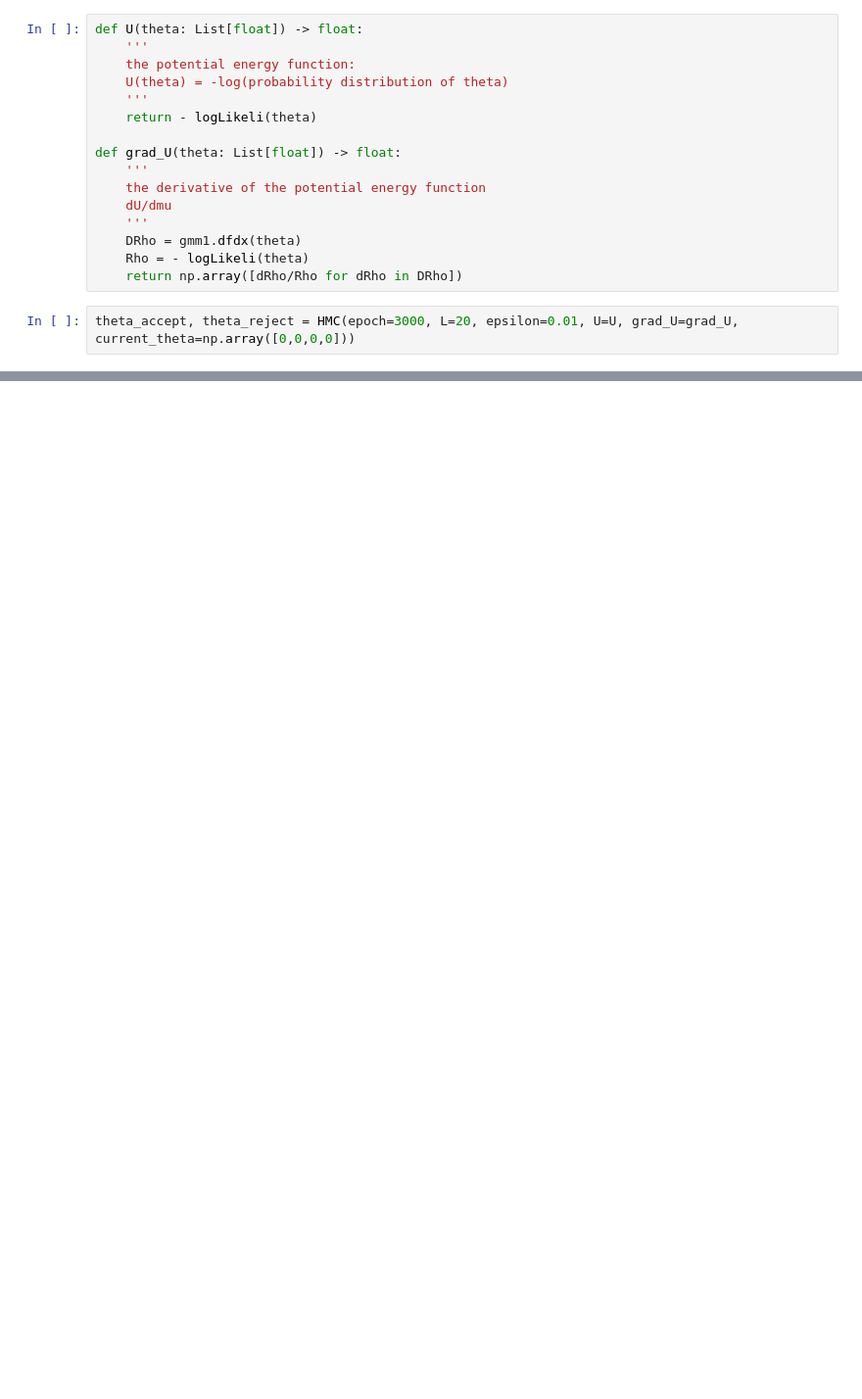
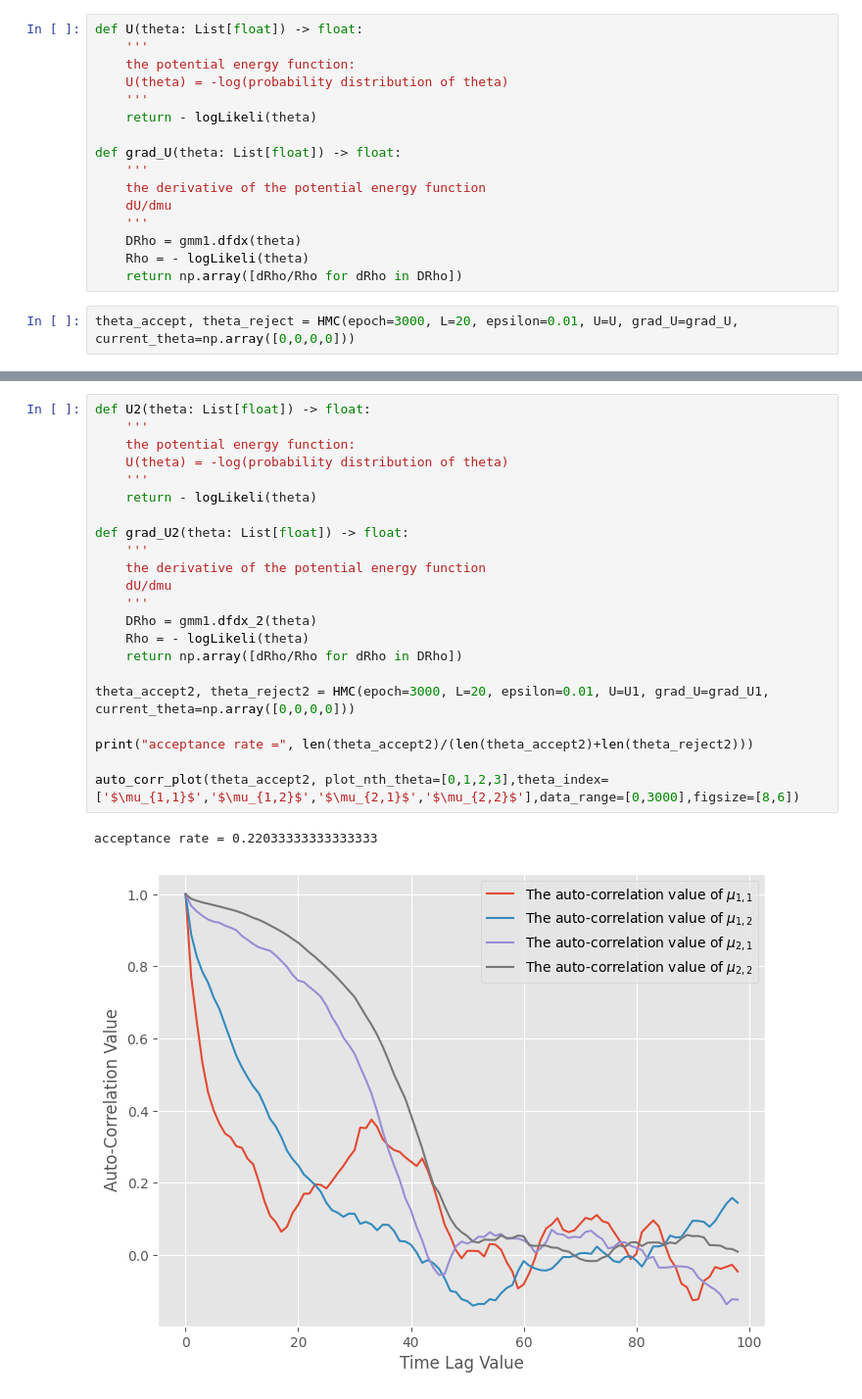
Before and after one commit to pjdunne/MResMCMC2023, a Jupyter notebook: HMC/HMC for Gaus mix.ipynb, the cells around one changed output, grey strips where cells are left out. Shown at 98% size. Cells and saved outputs as stored; diff of their text form; blank space fills up the shorter version.

```diff
--- a/HMC/HMC for Gaus mix.ipynb
+++ b/HMC/HMC for Gaus mix.ipynb
@@ -80,0 +136,25 @@ targetDis_step_plot(thetas=theta_accept, rho=logLikeli, target_type="LLH", figsi
+# %%
+def U2(theta: List[float]) -> float:
+    '''
+    the potential energy function:
+    U(theta) = -log(probability distribution of theta)
+    '''
+    return - logLikeli(theta)
+
+def grad_U2(theta: List[float]) -> float:
+    '''
+    the derivative of the potential energy function
+    dU/dmu
+    '''
+    DRho = gmm1.dfdx_2(theta)
+    Rho = - logLikeli(theta)
+    return np.array([dRho/Rho for dRho in DRho])
+
+theta_accept2, theta_reject2 = HMC(epoch=3000, L=20, epsilon=0.01, U=U1, grad_U=grad_U1, current_theta=np.array([0,0,0,0]))
+
+print("acceptance rate =", len(theta_accept2)/(len(theta_accept2)+len(theta_reject2)))
+
+auto_corr_plot(theta_accept2, plot_nth_theta=[0,1,2,3],theta_index=['$\mu_{1,1}$','$\mu_{1,2}$','$\mu_{2,1}$','$\mu_{2,2}$'],data_range=[0,3000],figsize=[8,6])
+# %% [output]
+acceptance rate = 0.22033333333333333
+[figure, added]
```
Also changed, not shown: parts of 9 cells of this notebook.
